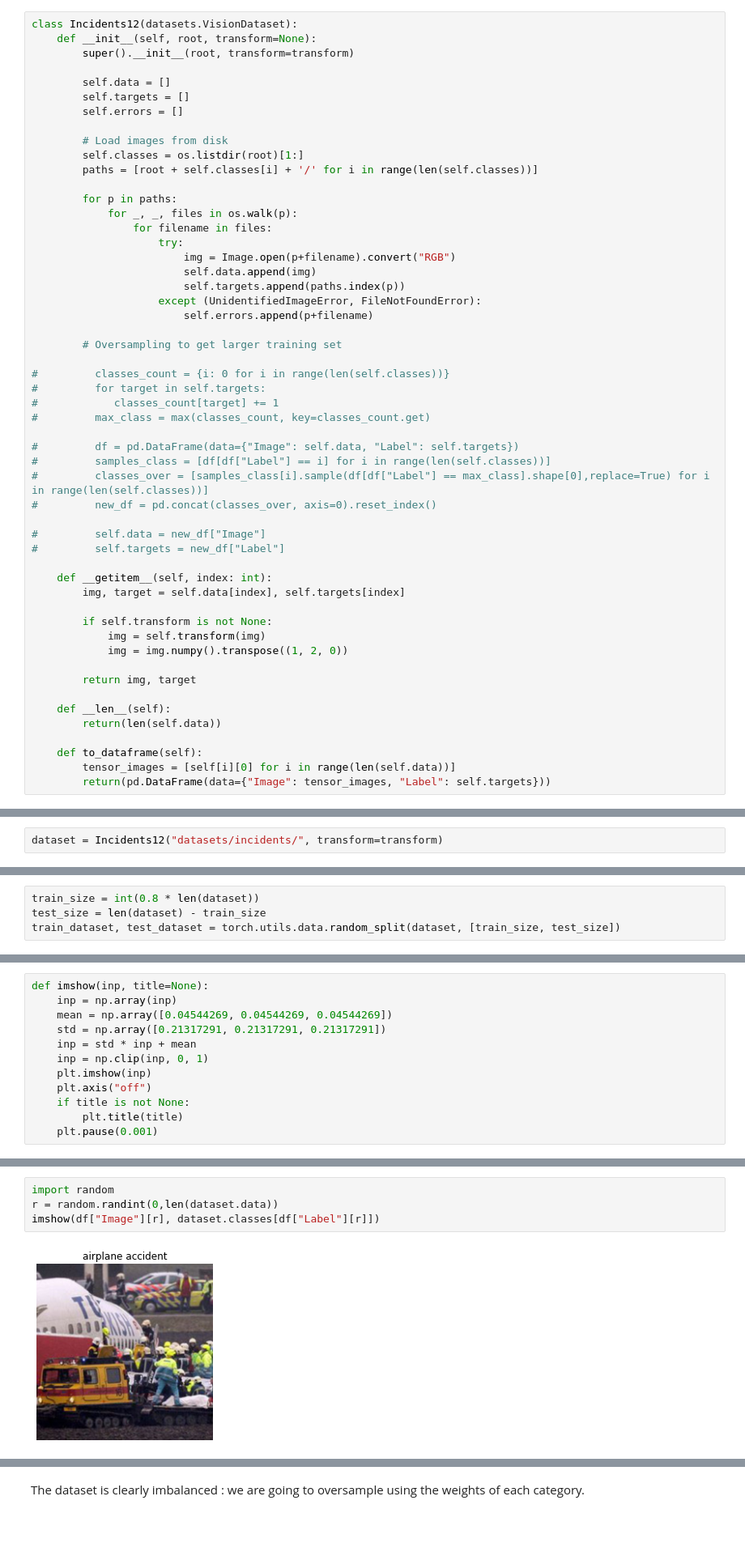
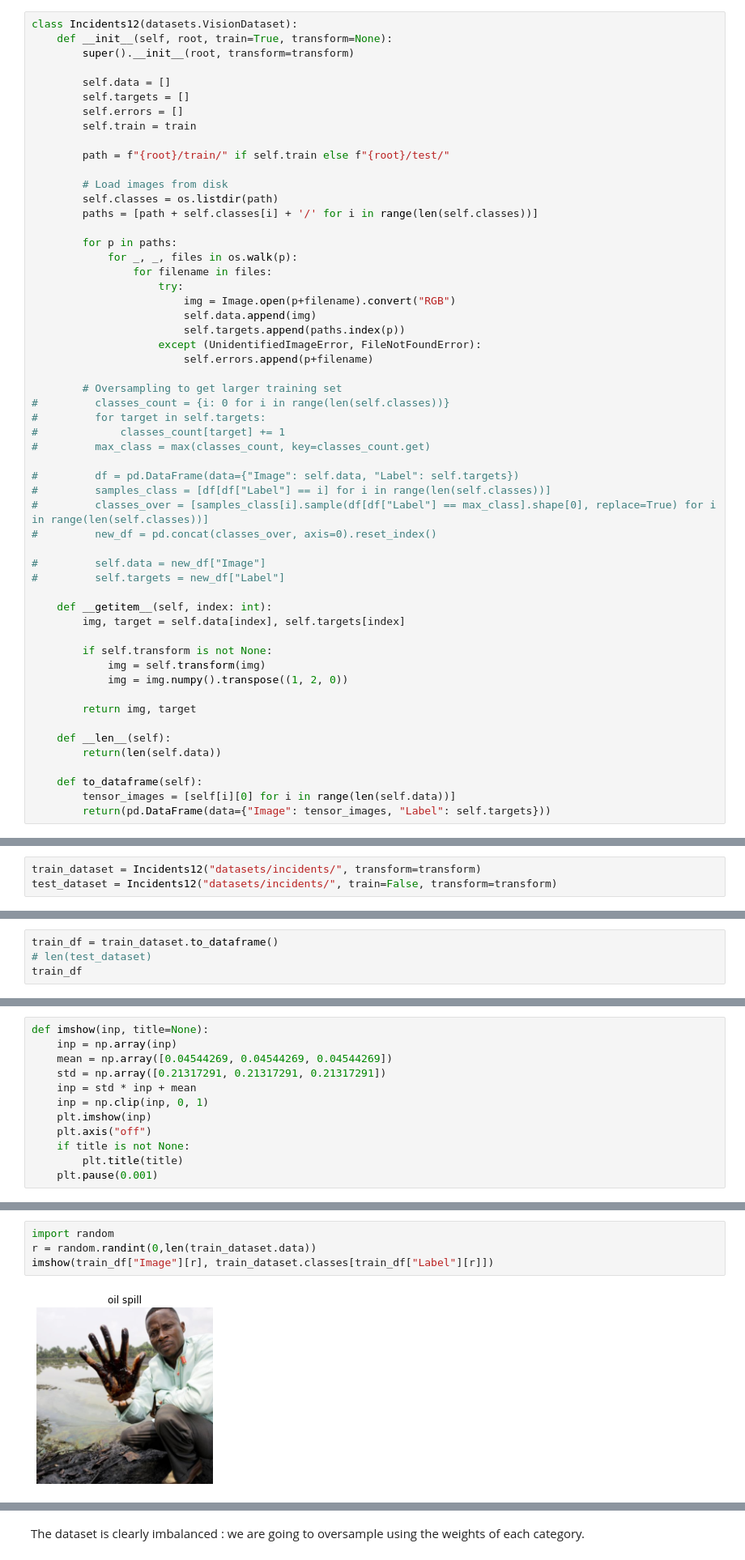
Before and after one commit to Exion35/UT---DataScience, a Jupyter notebook: CVIC Project105.ipynb, the cells around one changed output, grey strips where cells are left out. Shown at 81% size. Saved outputs shown, nothing was run; the diff lists cells and outputs as text; blank space fills up the shorter version.

Commit message:
Train test split in beginning

```diff
--- a/CVIC Project105.ipynb
+++ b/CVIC Project105.ipynb
@@ -17,15 +84,18 @@ from tensorflow.keras.preprocessing.image import ImageDataGenerator
 # %%
 class Incidents12(datasets.VisionDataset):
-    def __init__(self, root, transform=None):
+    def __init__(self, root, train=True, transform=None):
         super().__init__(root, transform=transform)
 
         self.data = []
         self.targets = []
         self.errors = []
+        self.train = train
+
+        path = f"{root}/train/" if self.train else f"{root}/test/"
 
         # Load images from disk
-        self.classes = os.listdir(root)[1:]
-        paths = [root + self.classes[i] + '/' for i in range(len(self.classes))]
+        self.classes = os.listdir(path)
+        paths = [path + self.classes[i] + '/' for i in range(len(self.classes))]
 
         for p in paths:
             for _, _, files in os.walk(p):
@@ -38,15 +108,14 @@ class Incidents12(datasets.VisionDataset):
                         self.errors.append(p+filename)
 
         # Oversampling to get larger training set
-
 #         classes_count = {i: 0 for i in range(len(self.classes))}
 #         for target in self.targets:
-#            classes_count[target] += 1
+#             classes_count[target] += 1
 #         max_class = max(classes_count, key=classes_count.get)
 
 #         df = pd.DataFrame(data={"Image": self.data, "Label": self.targets})
 #         samples_class = [df[df["Label"] == i] for i in range(len(self.classes))]
-#         classes_over = [samples_class[i].sample(df[df["Label"] == max_class].shape[0],replace=True) for i in range(len(self.classes))]
+#         classes_over = [samples_class[i].sample(df[df["Label"] == max_class].shape[0], replace=True) for i in range(len(self.classes))]
 #         new_df = pd.concat(classes_over, axis=0).reset_index()
 
 #         self.data = new_df["Image"]
@@ -95,4 +149,5 @@ transform = transforms.Compose([
                          [0.21317291, 0.21317291, 0.21317291])
 ])
 # %%
-dataset = Incidents12("datasets/incidents/", transform=transform)
+train_dataset = Incidents12("datasets/incidents/", transform=transform)
+test_dataset = Incidents12("datasets/incidents/", train=False, transform=transform)
@@ -98,0 +158,4 @@ dataset = Incidents12("datasets/incidents/", transform=transform)
+# %%
+train_df = train_dataset.to_dataframe()
+# len(test_dataset)
+train_df
@@ -109,7 +186,3 @@ weights = 1 / torch.Tensor(class_sample_count)
 samples_weight = np.array([weights[t] for t in y_train])
 samples_weight = torch.from_numpy(samples_weight)
 sampler = torch.utils.data.sampler.WeightedRandomSampler(samples_weight.type('torch.DoubleTensor'), len(samples_weight))
-# %%
-train_size = int(0.8 * len(dataset))
-test_size = len(dataset) - train_size
-train_dataset, test_dataset = torch.utils.data.random_split(dataset, [train_size, test_size])
@@ -143,9 +207,9 @@ len(df)
 # %%
 import random
-r = random.randint(0,len(dataset.data))
-imshow(df["Image"][r], dataset.classes[df["Label"][r]])
+r = random.randint(0,len(train_dataset.data))
+imshow(train_df["Image"][r], train_dataset.classes[train_df["Label"][r]])
 # %% [output]
-[figure, old version]
+[figure, new version]
 # %%
 # Testing keras image data augmentation
 
```
Also changed, not shown: parts of 18 cells of this notebook.
